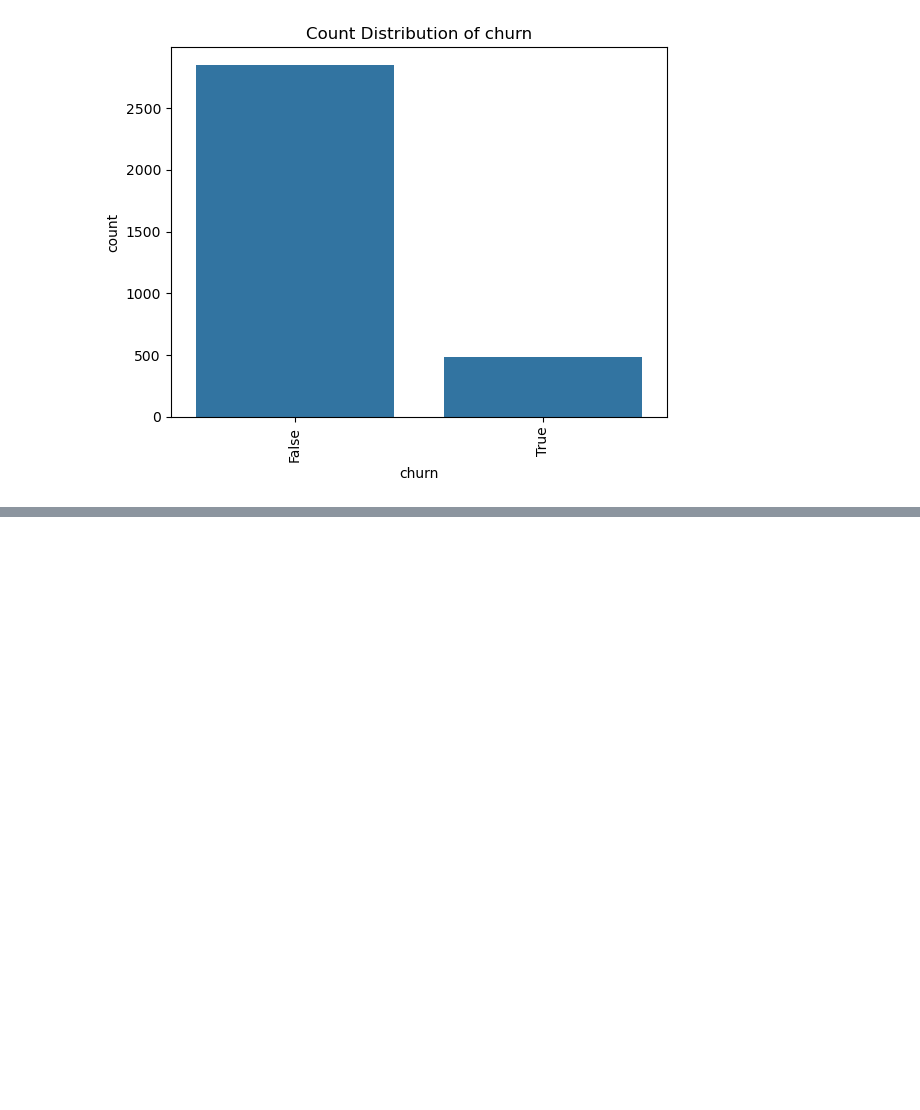
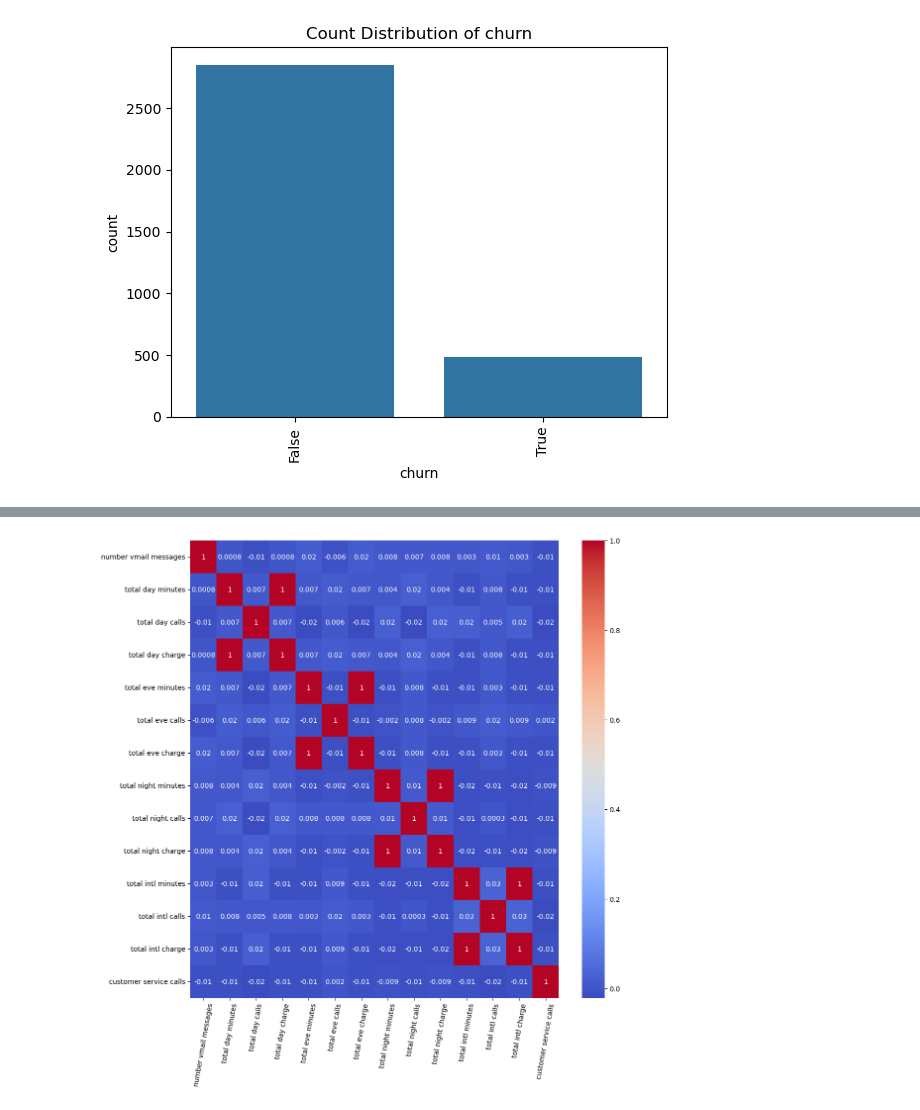
Before and after one commit to SilviaGworit/dsc-phase-3-project-, a Jupyter notebook: Student.ipynb, the cells around one changed output, grey strips where cells are left out. Cells and saved outputs as stored; diff of their text form; code cells hidden in the pictures; blank space fills up the shorter version.

```diff
--- a/Student.ipynb
+++ b/Student.ipynb
@@ -162,0 +184,11 @@ plt.show()
+# %%
+
+corr_mat = df[continuous_columns].corr()
+
+mask = np.triu(np.ones_like(corr_mat, dtype=bool))
+plt.subplots(figsize=(12,12))
+sns.heatmap(corr_mat, annot=True, cmap='coolwarm', fmt='.0g');
+plt.xticks(rotation=80);
+plt.yticks(rotation=0);
+# %% [output]
+[figure, added]
```
Also changed, not shown: parts of 10 cells of this notebook.
